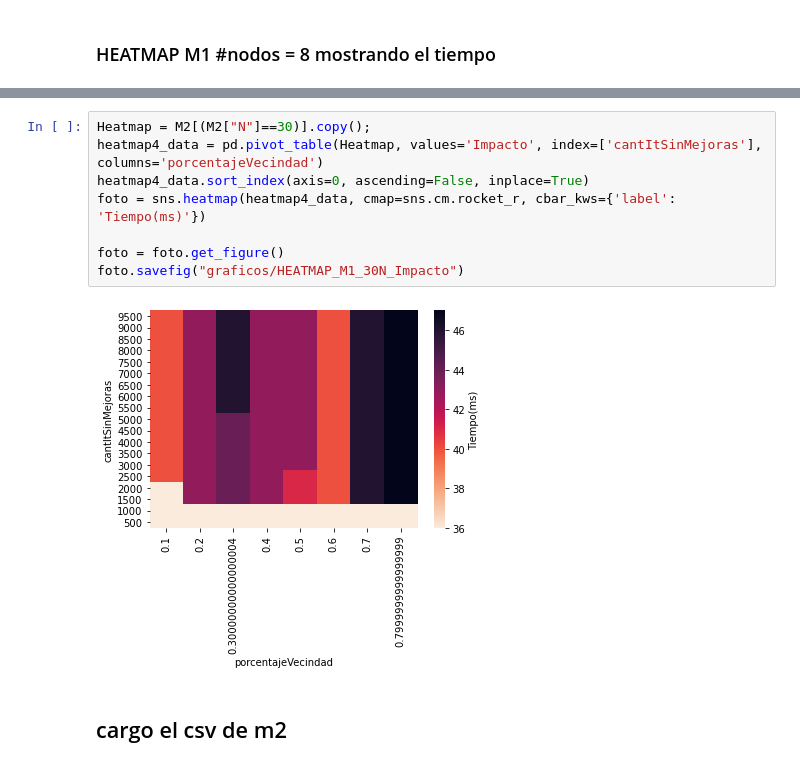
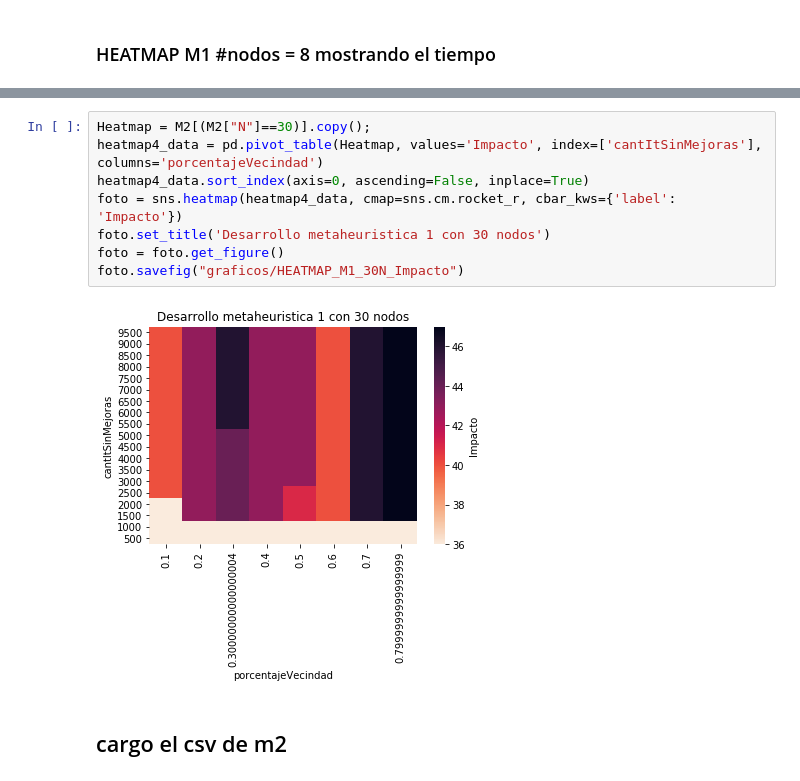
Before and after one commit to sebasbocaccio/AED3-Tp2-Metaheuristicas, a Jupyter notebook: Grafo/Plotter2.ipynb, the cells around one changed output, grey strips where cells are left out. Saved outputs shown, nothing was run; the diff lists cells and outputs as text.

```diff
--- a/Grafo/Plotter2.ipynb
+++ b/Grafo/Plotter2.ipynb
@@ -283,13 +230,13 @@ foto.savefig("graficos/HEATMAP_M1_30N_tiempo")
 # %%
 Heatmap = M2[(M2["N"]==30)].copy();
 heatmap4_data = pd.pivot_table(Heatmap, values='Impacto', index=['cantItSinMejoras'], columns='porcentajeVecindad')
 heatmap4_data.sort_index(axis=0, ascending=False, inplace=True)
-foto = sns.heatmap(heatmap4_data, cmap=sns.cm.rocket_r, cbar_kws={'label': 'Tiempo(ms)'})
-
+foto = sns.heatmap(heatmap4_data, cmap=sns.cm.rocket_r, cbar_kws={'label': 'Impacto'})
+foto.set_title('Desarrollo metaheuristica 1 con 30 nodos')
 foto = foto.get_figure()
 foto.savefig("graficos/HEATMAP_M1_30N_Impacto")
 # %% [output]
-[figure, old version]
+[figure, new version]
 # %% [markdown]
 ## cargo el csv de m2
 # %%
```
Also changed, not shown: parts of 39 cells of this notebook, 11 other files.
